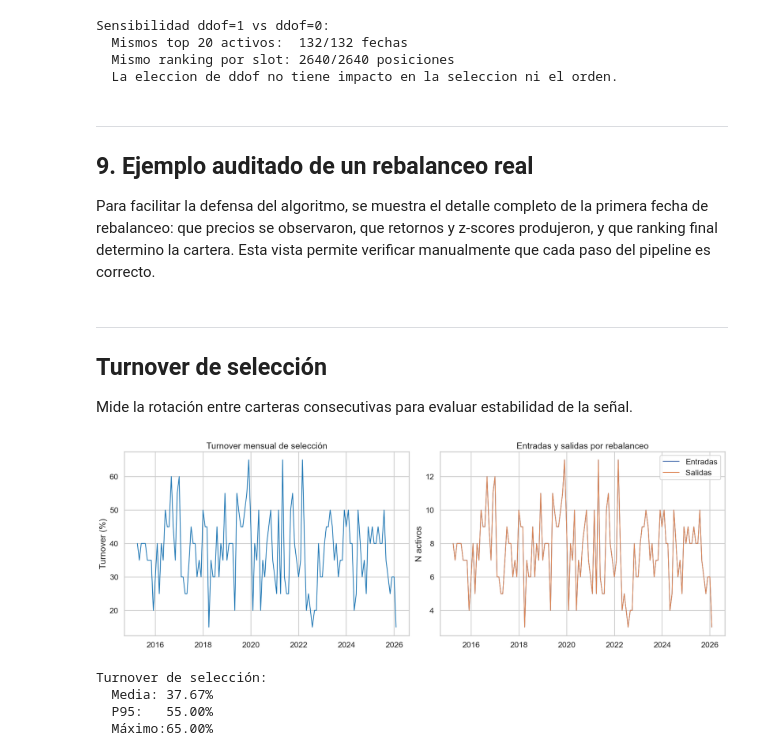
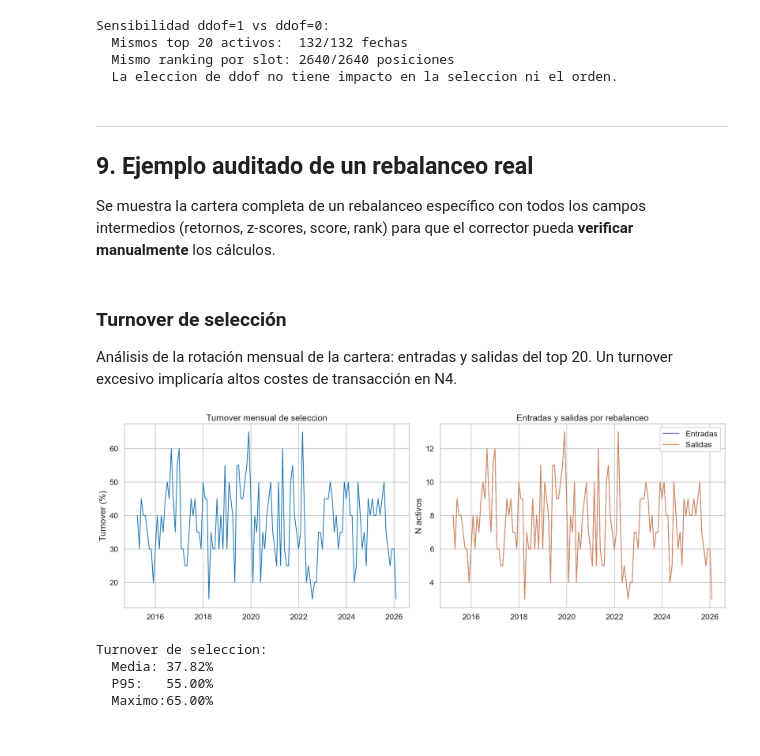
Before and after one commit to DaniPro22/Dise-o-de-Algoritmos-y-Backtesting-Avanzado, a Jupyter notebook: Notebook_3_Implementacion_estrategia.ipynb, the cells around one changed output. Saved outputs shown, nothing was run; the diff lists cells and outputs as text; code cells hidden in the pictures.

```diff
--- a/Notebook_3_Implementacion_estrategia.ipynb
+++ b/Notebook_3_Implementacion_estrategia.ipynb
@@ -399,12 +551,13 @@ Sensibilidad ddof=1 vs ddof=0:
 
 ## 9. Ejemplo auditado de un rebalanceo real
 
-Para facilitar la defensa del algoritmo, se muestra el detalle completo de la primera fecha de rebalanceo: que precios se observaron, que retornos y z-scores produjeron, y que ranking final determino la cartera. Esta vista permite verificar manualmente que cada paso del pipeline es correcto.
+Se muestra la cartera completa de un rebalanceo específico con todos los campos intermedios (retornos, z-scores, score, rank) para que el corrector pueda **verificar manualmente** los cálculos.
 # %% [markdown]
----
-## Turnover de selección
 
-Mide la rotación entre carteras consecutivas para evaluar estabilidad de la señal.
+### Turnover de selección
+
+Análisis de la rotación mensual de la cartera: entradas y salidas del top 20.
+Un turnover excesivo implicaría altos costes de transacción en N4.
 # %%
 selected_sets = (
     selected.groupby("rebalance_date", observed=True)["symbol"]
@@ -412,32 +565,44 @@ selected_sets = (
     .sort_index()
 )
 
+# Inicialización del contenedor para acumular resultados
 turnover_rows = []
+# Asignación de 'prev_date'
 prev_date = None
+# Asignación de 'prev_symbols'
 prev_symbols = None
 
+# Iteración sobre pares (clave, valor)
 for rebalance_date, curr_symbols in selected_sets.items():
     if prev_symbols is None:
+        # Asignación de 'prev_date'
         prev_date = rebalance_date
+        # Asignación de 'prev_symbols'
         prev_symbols = curr_symbols
         continue
 
+    # Cómputo del tamaño: n_entries
     n_entries = len(curr_symbols - prev_symbols)
+    # Cómputo del tamaño: n_exits
     n_exits = len(prev_symbols - curr_symbols)
+    # Acumulación de resultado parcial
     turnover_rows.append(
         {
             "rebalance_date": rebalance_date,
             "prev_date": prev_date,
             "n_entries": n_entries,
             "n_exits": n_exits,
-            "turnover_pct": n_entries / 20.0,
+            "turnover_pct": n_entries / float(TOP_N),
         }
     )
 
     prev_date = rebalance_date
+    # Asignación de 'prev_symbols'
     prev_symbols = curr_symbols
 
+# Construcción del DataFrame a partir de los datos acumulados
 turnover_df = pd.DataFrame(turnover_rows)
+# Registro de validación con resultado PASS/FAIL para auditoría
 check(
     "turnover_disponible",
     len(turnover_df) > 0,
@@ -446,46 +611,63 @@ check(
 )
 
 if len(turnover_df) > 0:
+    # Media aritmética: turnover_mean
     turnover_mean = float(turnover_df["turnover_pct"].mean())
+    # Percentil: turnover_p95
     turnover_p95 = float(turnover_df["turnover_pct"].quantile(0.95))
+    # Valor máximo: turnover_max
     turnover_max = float(turnover_df["turnover_pct"].max())
 
+    # Creación de la figura y paneles para visualización
     fig, axes = plt.subplots(1, 2, figsize=(18, 6), constrained_layout=True)
 
+    # Trazado de la serie sobre el eje
     axes[0].plot(
         turnover_df["rebalance_date"],
         turnover_df["turnover_pct"] * 100,
         color="#1f77b4",
         linewidth=1.6,
     )
-    axes[0].set_title("Turnover mensual de selección")
+    # Título descriptivo del panel
+    axes[0].set_title("Turnover mensual de seleccion")
+    # Etiqueta del eje
     axes[0].set_ylabel("Turnover (%)")
 
+    # Trazado de la serie sobre el eje
     axes[1].plot(
         turnover_df["rebalance_date"],
         turnover_df["n_entries"],
         label="Entradas",
         linewidth=1.5,
     )
+    # Trazado de la serie sobre el eje
     axes[1].plot(
         turnover_df["rebalance_date"],
         turnover_df["n_exits"],
         label="Salidas",
         linewidth=1.5,
     )
+    # Título descriptivo del panel
     axes[1].set_title("Entradas y salidas por rebalanceo")
+    # Etiqueta del eje
     axes[1].set_ylabel("N activos")
+    # Leyenda del gráfico
     axes[1].legend()
+    # Renderización del gráfico
     plt.show()
 
-    print("Turnover de selección:")
+    # Salida informativa de seguimiento
+    print("Turnover de seleccion:")
+    # Diagnóstico con trazabilidad del resultado
     print(f"  Media: {turnover_mean:.2%}")
+    # Diagnóstico con trazabilidad del resultado
     print(f"  P95:   {turnover_p95:.2%}")
-    print(f"  Máximo:{turnover_max:.2%}")
+    # Diagnóstico con trazabilidad del resultado
+    print(f"  Maximo:{turnover_max:.2%}")
 # %% [output]
-[figure, old version]
+[figure, new version]
-Turnover de selección:
-  Media: 37.67%
+Turnover de seleccion:
+  Media: 37.82%
   P95:   55.00%
-  Máximo:65.00%
+  Maximo:65.00%
 # %%
```
Also changed, not shown: parts of 20 cells of this notebook, 4 other files.
